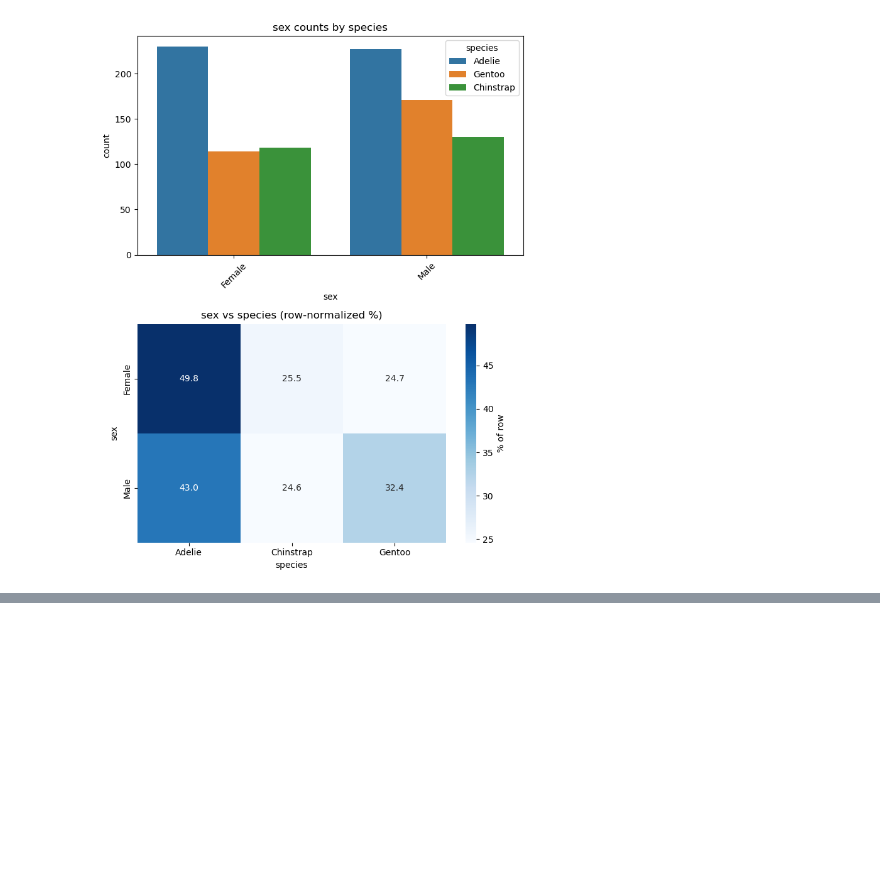
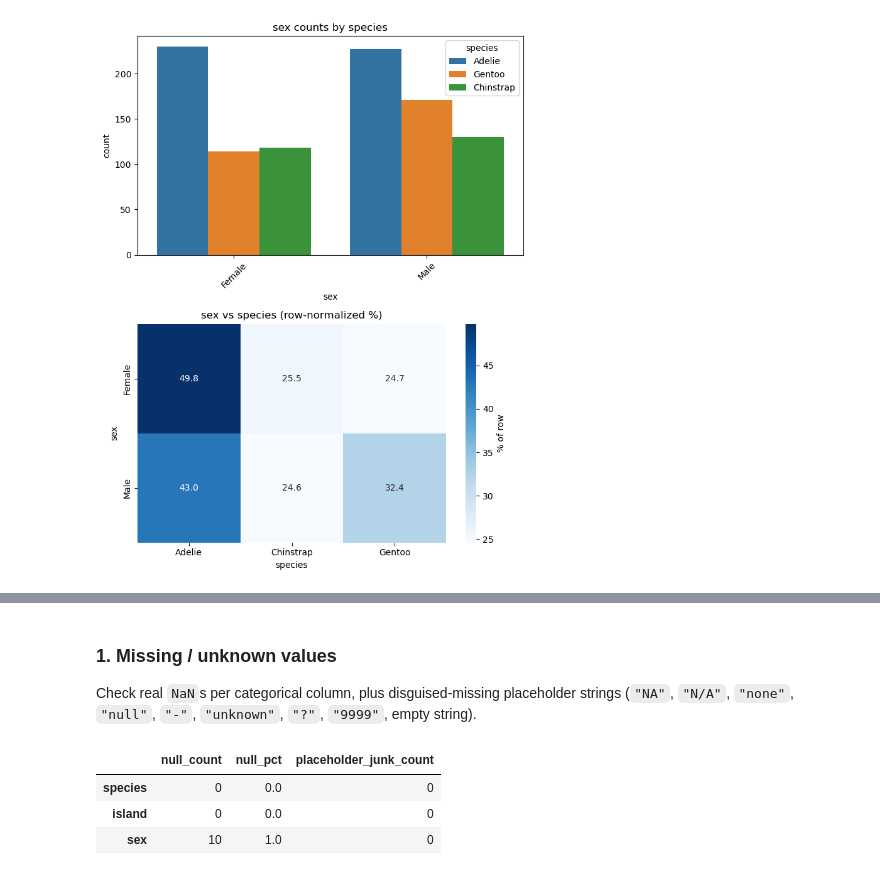
Before and after one commit to rohail410/Penguin-Species-Classification-Project, a Jupyter notebook: project.ipynb, the cells around one changed output, grey strips where cells are left out. Drawn from its saved outputs; the diff is of its cells as text; code cells hidden in the pictures; blank space fills up the shorter version.

```diff
--- a/project.ipynb
+++ b/project.ipynb
@@ -325,0 +330,22 @@ save_and_show(fig, f"{col}_panel.png")
+# %% [markdown]
+### 1. Missing / unknown values
+
+Check real `NaN`s per categorical column, plus disguised-missing placeholder strings (`"NA"`, `"N/A"`, `"none"`, `"null"`, `"-"`, `"unknown"`, `"?"`, `"9999"`, empty string).
+# %%
+cat_cols = ['species', 'island', 'sex']
+
+null_summary = df[cat_cols].isnull().sum().to_frame('null_count')
+null_summary['null_pct'] = (null_summary['null_count'] / len(df)) * 100
+
+# Disguised-missing placeholder strings, checked case/whitespace-insensitively
+placeholder_tokens = {'', 'na', 'n/a', 'none', 'null', '-', 'unknown', '?', '9999'}
+null_summary['placeholder_junk_count'] = {
+    col: df[col].dropna().astype(str).str.strip().str.lower().isin(placeholder_tokens).sum()
+    for col in cat_cols
+}
+null_summary
+# %% [output]
+|  | null_count | null_pct | placeholder_junk_count |
+| species | 0 | 0.0 | 0 |
+| island | 0 | 0.0 | 0 |
+| sex | 10 | 1.0 | 0 |
```
Also changed, not shown: parts of 17 cells of this notebook, 4 other files.
